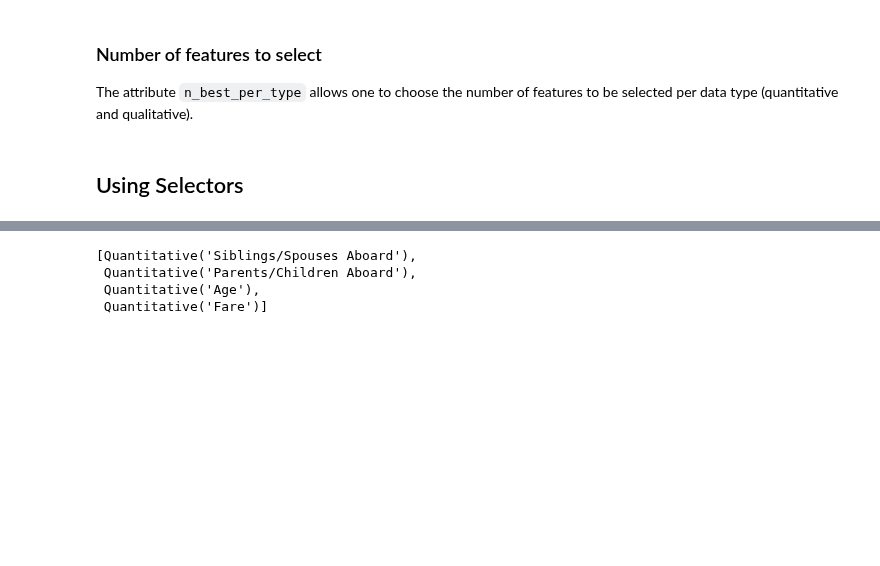
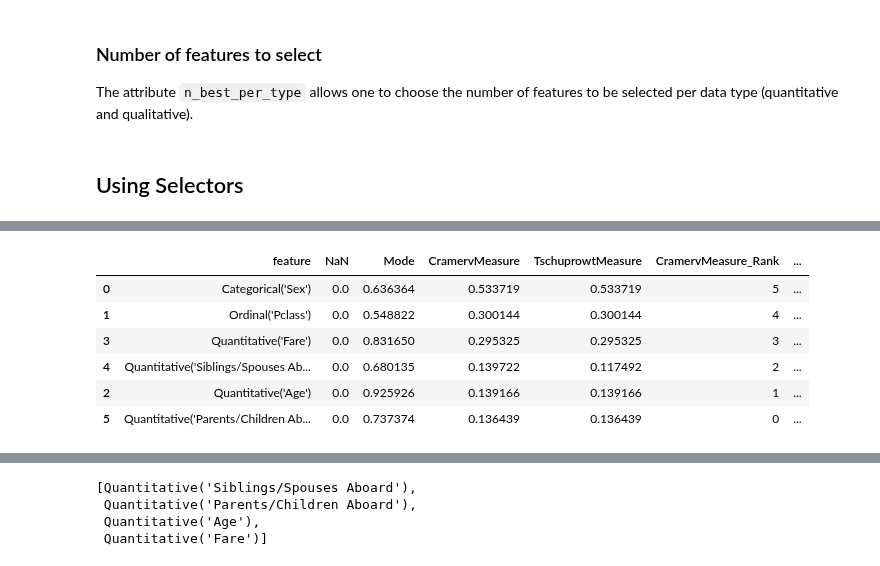
Before and after one commit to mdefrance/AutoCarver, a Jupyter notebook: docs/source/examples/Carvers/BinaryClassification/binary_classification_example.ipynb, the cells around one changed output, grey strips where cells are left out. Drawn from its saved outputs; the diff is of its cells as text; code cells hidden in the pictures; blank space fills up the shorter version.

Commit message:
implementing pretty print for selectors

```diff
--- a/docs/source/examples/Carvers/BinaryClassification/binary_classification_example.ipynb
+++ b/docs/source/examples/Carvers/BinaryClassification/binary_classification_example.ipynb
@@ -373,6 +373,11 @@ The attribute ``n_best_per_type`` allows one to choose the number of features to
 n_best_per_type = 2  # here the number of features is low, ClassificationSelector will only be used to compute useful statistics
 # %% [markdown]
 ## Using Selectors
+# %%
+from AutoCarver.selectors.measures import CramervMeasure, TschuprowtMeasure
+from AutoCarver.selectors.filters import CramervFilter, TschuprowtFilter
+measures = [CramervMeasure(), TschuprowtMeasure()]
+filters = [CramervFilter(), TschuprowtFilter()]
 # %%
 from AutoCarver.selectors import ClassificationSelector
 
@@ -384,2 +391,36 @@ feature_selector = ClassificationSelector(
 )
 best_features = feature_selector.select(train_set_processed, train_set_processed[target])
+# %%
+import pandas as pd
+from AutoCarver.features import BaseFeature
+
+def format_measure(feature: BaseFeature, measure: dict) -> dict:
+    """ Format measure for display """
+    # formatting measure
+    formatted = {}
+    for measure_name, measure_value in measure.items():
+        # adding feature name and measure value
+        formatted.update({"feature": feature, measure_name: measure_value.get("value")})
+        # adding correlation with
+        if not measure_value.get("info", {}).get("is_default"):
+            correlation_with = measure_value.get("info", {}).get("correlation_with")
+            # formatting target correlation
+            if correlation_with != "target" and correlation_with is not None:
+                formatted.update({f"{measure_name}_with": correlation_with})
+
+    return formatted
+
+def format_ranked_features(features: list[BaseFeature]) -> pd.DataFrame:
+    """  formats ranked features for display """
+
+    # adding measures and filters
+    measures = []
+    for feature in features:
+        measures.append(format_measure(feature, {**feature.measures, **feature.filters}))
+
+    # finding a sorting measure
+    ranks = [col for col in measures[0].keys() if col.endswith("_Rank")]
+    if len(ranks) > 0:
+        sort_by = ranks[0]
+        return pd.DataFrame(measures).sort_values(by=sort_by, ascending=False)
+    return pd.DataFrame(measures)
@@ -385,0 +438,10 @@ best_features = feature_selector.select(train_set_processed, train_set_processed
+# %%
+format_ranked_features(features)
+# %% [output]
+|  | feature | NaN | Mode | CramervMeasure | TschuprowtMeasure | CramervMeasure_Rank | ... |
+| 0 | Categorical('Sex') | 0.0 | 0.636364 | 0.533719 | 0.533719 | 5 | ... |
+| 1 | Ordinal('Pclass') | 0.0 | 0.548822 | 0.300144 | 0.300144 | 4 | ... |
+| 3 | Quantitative('Fare') | 0.0 | 0.831650 | 0.295325 | 0.295325 | 3 | ... |
+| 4 | Quantitative('Siblings/Spouses Ab... | 0.0 | 0.680135 | 0.139722 | 0.117492 | 2 | ... |
+| 2 | Quantitative('Age') | 0.0 | 0.925926 | 0.139166 | 0.139166 | 1 | ... |
+| 5 | Quantitative('Parents/Children Ab... | 0.0 | 0.737374 | 0.136439 | 0.136439 | 0 | ... |
```
Also changed, not shown: parts of 7 cells of this notebook, 7 other files.
